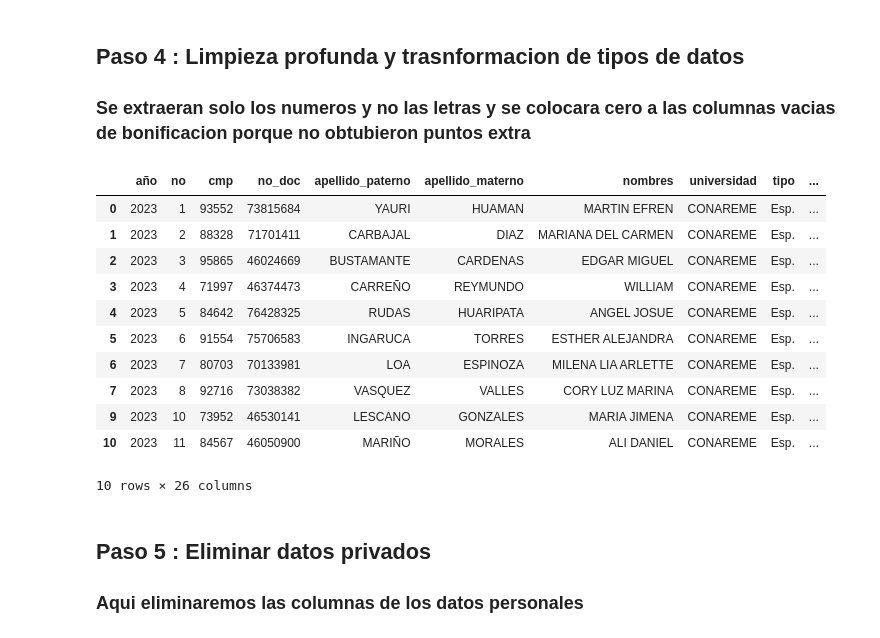
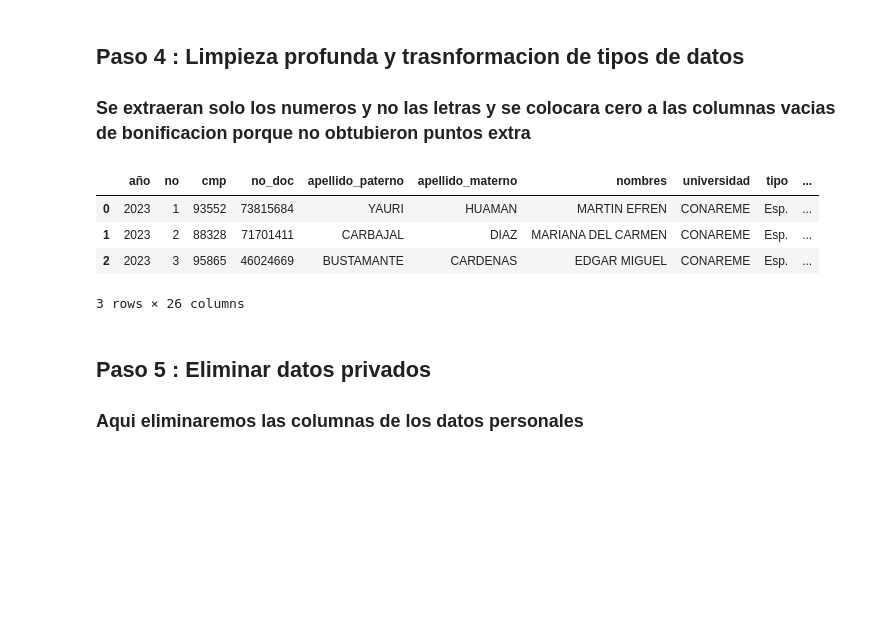
Before and after one commit to MartinTrillo22/FinalCienciaDatos, a Jupyter notebook: LimpiezaFinal.ipynb, the cells around one changed output. Cells and saved outputs as stored; diff of their text form; code cells hidden in the pictures; blank space fills up the shorter version.

```diff
--- a/LimpiezaFinal.ipynb
+++ b/LimpiezaFinal.ipynb
@@ -69,42 +69,35 @@ def limpiar_puntajes_bonos(valor):
         return 0.0
 
 for col in columnas_bonificacion:
     if col in df.columns:
         df[col] = df[col].apply(limpiar_puntajes_bonos)
 
 
 # 2. Limpieza de notas principales quitando el texto, pero MANTENIENDO los nulos (NaN)
 columnas_notas = ['prom_pre', 'enam', 'examen']
 
 for col in columnas_notas:
     if col in df.columns:
         # Forzamos a que sea texto, reemplazamos 'pts.' y limpiamos espacios vacíos
         df[col] = df[col].astype(str).str.replace('pts.', '', regex=False)\
                                      .str.replace('pts', '', regex=False)\
                                      .str.strip()
 
         # pd.to_numeric con errors='coerce' convierte el texto limpio a decimal (float).
         # Si encuentra un vacío ("nan"), lo deja matemáticamente nulo (NaN) en lugar de poner cero.
         df[col] = pd.to_numeric(df[col], errors='coerce')
 
 
 # 3. Ahora sí, de manera segura, eliminamos los registros que no tienen notas
 df.dropna(subset=['prom_pre', 'enam', 'examen'], inplace=True)
 
-df.head(10)
+df.head(3)
 # %% [output]
 |  | año | no | cmp | no_doc | apellido_paterno | apellido_materno | nombres | universidad | tipo | ... |
 | 0 | 2023 | 1 | 93552 | 73815684 | YAURI | HUAMAN | MARTIN EFREN | CONAREME | Esp. | ... |
 | 1 | 2023 | 2 | 88328 | 71701411 | CARBAJAL | DIAZ | MARIANA DEL CARMEN | CONAREME | Esp. | ... |
 | 2 | 2023 | 3 | 95865 | 46024669 | BUSTAMANTE | CARDENAS | EDGAR MIGUEL | CONAREME | Esp. | ... |
-| 3 | 2023 | 4 | 71997 | 46374473 | CARREÑO | REYMUNDO | WILLIAM | CONAREME | Esp. | ... |
-| 4 | 2023 | 5 | 84642 | 76428325 | RUDAS | HUARIPATA | ANGEL JOSUE | CONAREME | Esp. | ... |
-| 5 | 2023 | 6 | 91554 | 75706583 | INGARUCA | TORRES | ESTHER ALEJANDRA | CONAREME | Esp. | ... |
-| 6 | 2023 | 7 | 80703 | 70133981 | LOA | ESPINOZA | MILENA LIA ARLETTE | CONAREME | Esp. | ... |
-| 7 | 2023 | 8 | 92716 | 73038382 | VASQUEZ | VALLES | CORY LUZ MARINA | CONAREME | Esp. | ... |
-| 9 | 2023 | 10 | 73952 | 46530141 | LESCANO | GONZALES | MARIA JIMENA | CONAREME | Esp. | ... |
-| 10 | 2023 | 11 | 84567 | 46050900 | MARIÑO | MORALES | ALI DANIEL | CONAREME | Esp. | ... |
-10 rows × 26 columns
+3 rows × 26 columns
 # %% [markdown]
 ## Paso 5 : Eliminar datos privados
 
```
Also changed, not shown: parts of 8 cells of this notebook, 1 other file.
